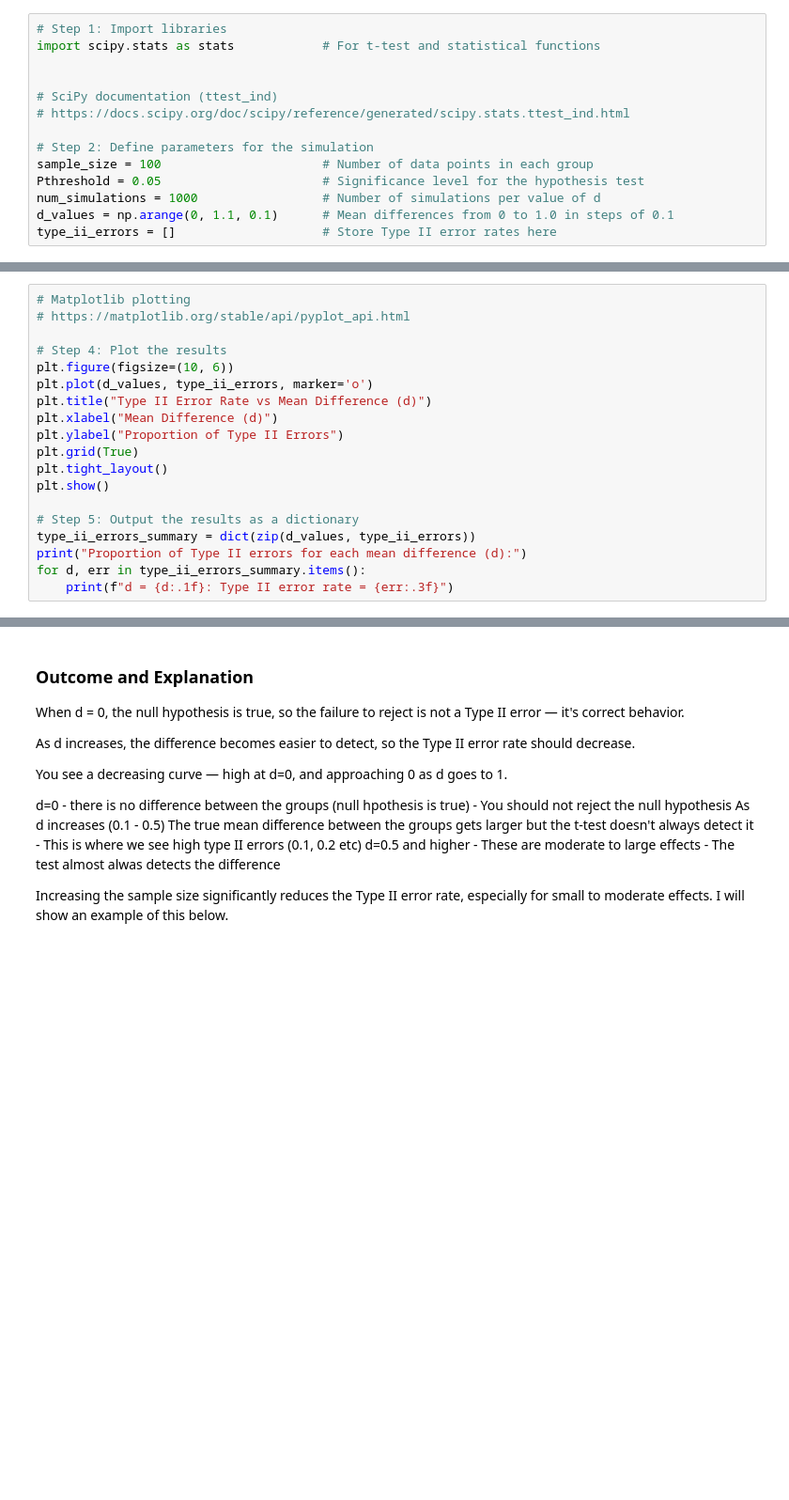
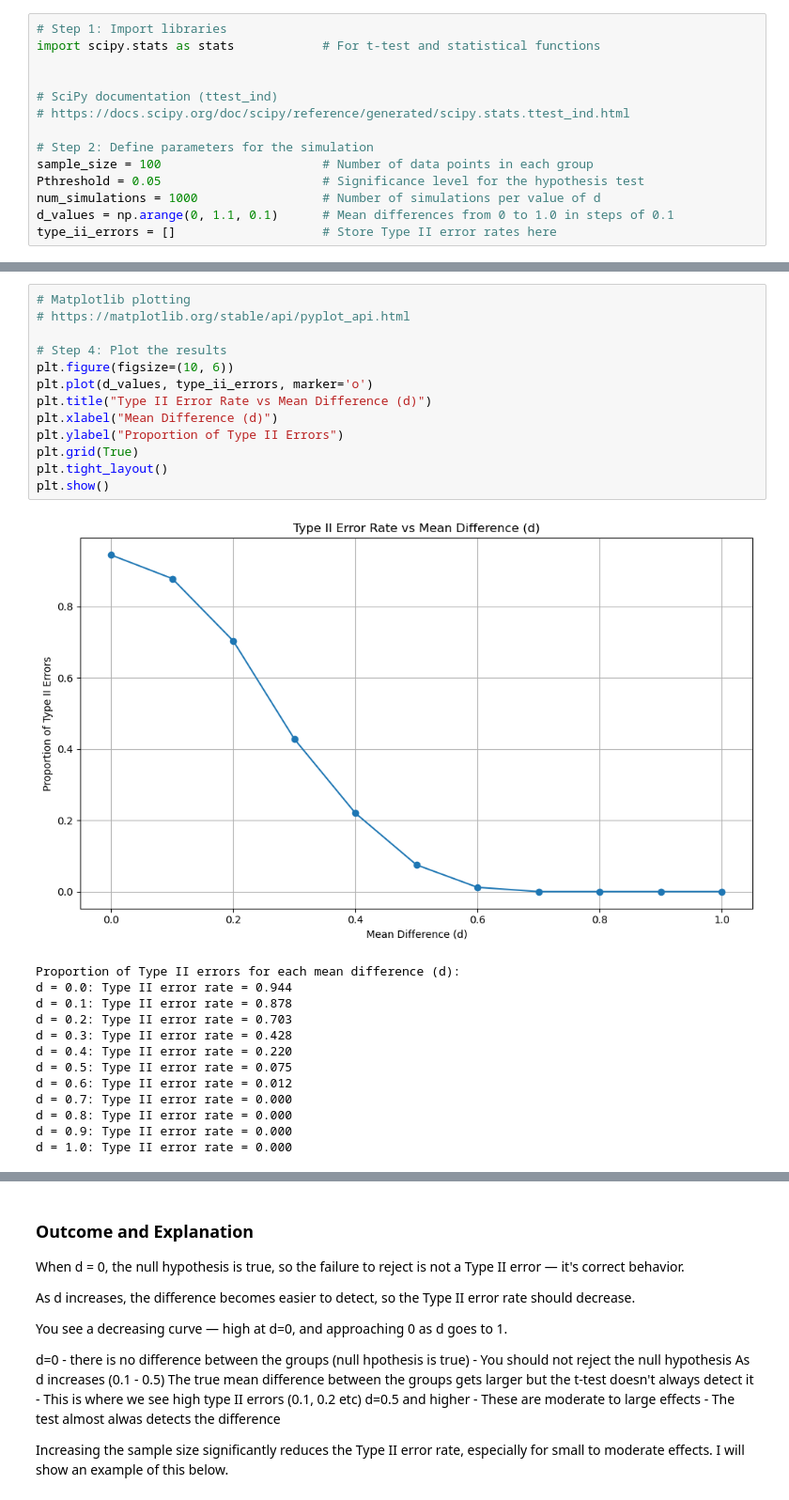
Before and after one commit to AudeAllen/Applied_Statistics, a Jupyter notebook: problems.ipynb, the cells around one changed output, grey strips where cells are left out. Shown at 94% size. Cells and saved outputs as stored; diff of their text form; blank space fills up the shorter version.

```diff
--- a/problems.ipynb
+++ b/problems.ipynb
@@ -520,22 +573,30 @@ for d in d_values:
 # %%
 # Matplotlib plotting
 # https://matplotlib.org/stable/api/pyplot_api.html
 
 # Step 4: Plot the results
 plt.figure(figsize=(10, 6))
 plt.plot(d_values, type_ii_errors, marker='o')
 plt.title("Type II Error Rate vs Mean Difference (d)")
 plt.xlabel("Mean Difference (d)")
 plt.ylabel("Proportion of Type II Errors")
 plt.grid(True)
 plt.tight_layout()
 plt.show()
-
-# Step 5: Output the results as a dictionary
-type_ii_errors_summary = dict(zip(d_values, type_ii_errors))
-print("Proportion of Type II errors for each mean difference (d):")
-for d, err in type_ii_errors_summary.items():
-    print(f"d = {d:.1f}: Type II error rate = {err:.3f}")
+# %% [output]
+[figure, added]
+Proportion of Type II errors for each mean difference (d):
+d = 0.0: Type II error rate = 0.944
+d = 0.1: Type II error rate = 0.878
+d = 0.2: Type II error rate = 0.703
+d = 0.3: Type II error rate = 0.428
+d = 0.4: Type II error rate = 0.220
+d = 0.5: Type II error rate = 0.075
+d = 0.6: Type II error rate = 0.012
+d = 0.7: Type II error rate = 0.000
+d = 0.8: Type II error rate = 0.000
+d = 0.9: Type II error rate = 0.000
+d = 1.0: Type II error rate = 0.000
 # %%
 # Step 5: Output the results as a dictionary
 type_ii_errors_summary = dict(zip(d_values, type_ii_errors))
```
Also changed, not shown: parts of 11 cells of this notebook.
